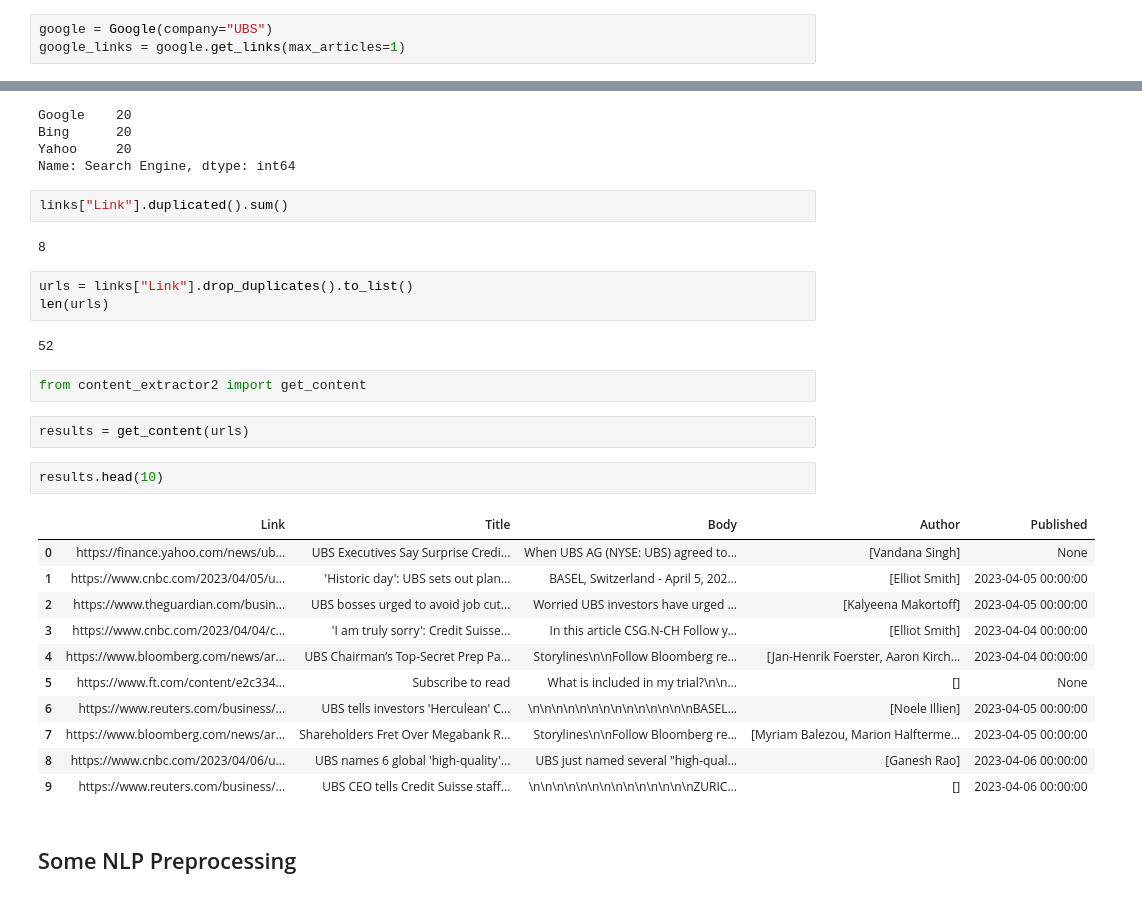
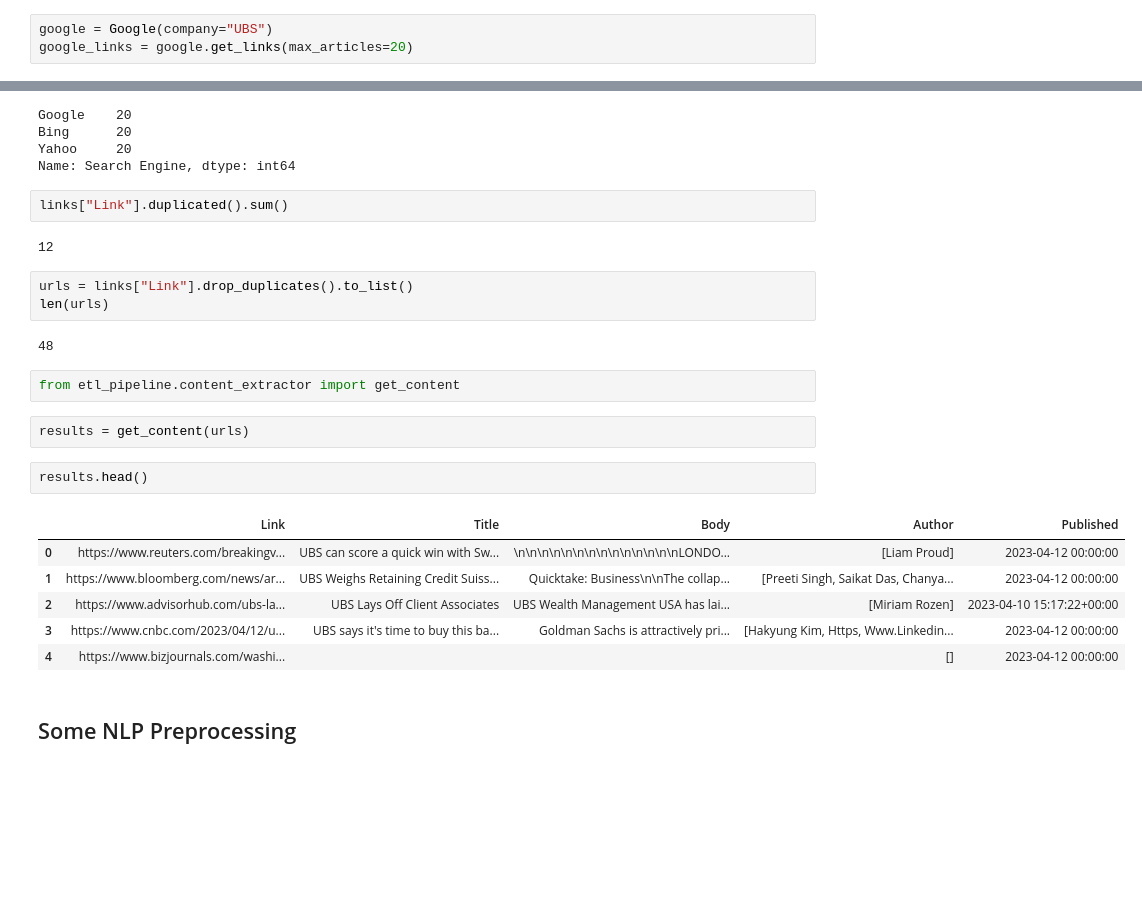
Before and after one commit to CAPSTONE-MIBA-G03/MIBA-2023-CAPSTONE-RB-NLP, a Jupyter notebook: ETL_Testing.ipynb, the cells around one changed output, grey strips where cells are left out. Saved outputs shown, nothing was run; the diff lists cells and outputs as text; blank space fills up the shorter version.

```diff
--- a/etl-pipeline/ETL_Testing.ipynb
+++ b/ETL_Testing.ipynb
@@ -25,4 +10,4 @@ from link_extractor import Google, Bing, Yahoo
 ### Testing Google class
 # %%
 google = Google(company="UBS")
-google_links = google.get_links(max_articles=1)
+google_links = google.get_links(max_articles=20)
@@ -81,30 +64,25 @@ Name: Search Engine, dtype: int64
 # %%
 links["Link"].duplicated().sum()
 # %% [output]
-8
+12
 # %%
 urls = links["Link"].drop_duplicates().to_list()
 len(urls)
 # %% [output]
-52
+48
 # %%
-from content_extractor2 import get_content
+from etl_pipeline.content_extractor import get_content
 # %%
 results = get_content(urls)
 # %%
-results.head(10)
+results.head()
 # %% [output]
 |  | Link | Title | Body | Author | Published |
-| 0 | https://finance.yahoo.com/news/ub... | UBS Executives Say Surprise Credi... | When UBS AG (NYSE: UBS) agreed to... | [Vandana Singh] | None |
-| 1 | https://www.cnbc.com/2023/04/05/u... | 'Historic day': UBS sets out plan... | BASEL, Switzerland - April 5, 202... | [Elliot Smith] | 2023-04-05 00:00:00 |
-| 2 | https://www.theguardian.com/busin... | UBS bosses urged to avoid job cut... | Worried UBS investors have urged ... | [Kalyeena Makortoff] | 2023-04-05 00:00:00 |
-| 3 | https://www.cnbc.com/2023/04/04/c... | 'I am truly sorry': Credit Suisse... | In this article CSG.N-CH Follow y... | [Elliot Smith] | 2023-04-04 00:00:00 |
-| 4 | https://www.bloomberg.com/news/ar... | UBS Chairman’s Top-Secret Prep Pa... | Storylines\n\nFollow Bloomberg re... | [Jan-Henrik Foerster, Aaron Kirch... | 2023-04-04 00:00:00 |
-| 5 | https://www.ft.com/content/e2c334... | Subscribe to read | What is included in my trial?\n\n... | [] | None |
-| 6 | https://www.reuters.com/business/... | UBS tells investors 'Herculean' C... | \n\n\n\n\n\n\n\n\n\n\n\n\n\nBASEL... | [Noele Illien] | 2023-04-05 00:00:00 |
-| 7 | https://www.bloomberg.com/news/ar... | Shareholders Fret Over Megabank R... | Storylines\n\nFollow Bloomberg re... | [Myriam Balezou, Marion Halfterme... | 2023-04-05 00:00:00 |
-| 8 | https://www.cnbc.com/2023/04/06/u... | UBS names 6 global 'high-quality'... | UBS just named several "high-qual... | [Ganesh Rao] | 2023-04-06 00:00:00 |
-| 9 | https://www.reuters.com/business/... | UBS CEO tells Credit Suisse staff... | \n\n\n\n\n\n\n\n\n\n\n\n\n\nZURIC... | [] | 2023-04-06 00:00:00 |
+| 0 | https://www.reuters.com/breakingv... | UBS can score a quick win with Sw... | \n\n\n\n\n\n\n\n\n\n\n\n\n\nLONDO... | [Liam Proud] | 2023-04-12 00:00:00 |
+| 1 | https://www.bloomberg.com/news/ar... | UBS Weighs Retaining Credit Suiss... | Quicktake: Business\n\nThe collap... | [Preeti Singh, Saikat Das, Chanya... | 2023-04-12 00:00:00 |
+| 2 | https://www.advisorhub.com/ubs-la... | UBS Lays Off Client Associates | UBS Wealth Management USA has lai... | [Miriam Rozen] | 2023-04-10 15:17:22+00:00 |
+| 3 | https://www.cnbc.com/2023/04/12/u... | UBS says it's time to buy this ba... | Goldman Sachs is attractively pri... | [Hakyung Kim, Https, Www.Linkedin... | 2023-04-12 00:00:00 |
+| 4 | https://www.bizjournals.com/washi... |  |  | [] | 2023-04-12 00:00:00 |
 # %% [markdown]
 ## Some NLP Preprocessing
 # %%
```
Also changed, not shown: parts of 11 cells of this notebook, 9 other files.
